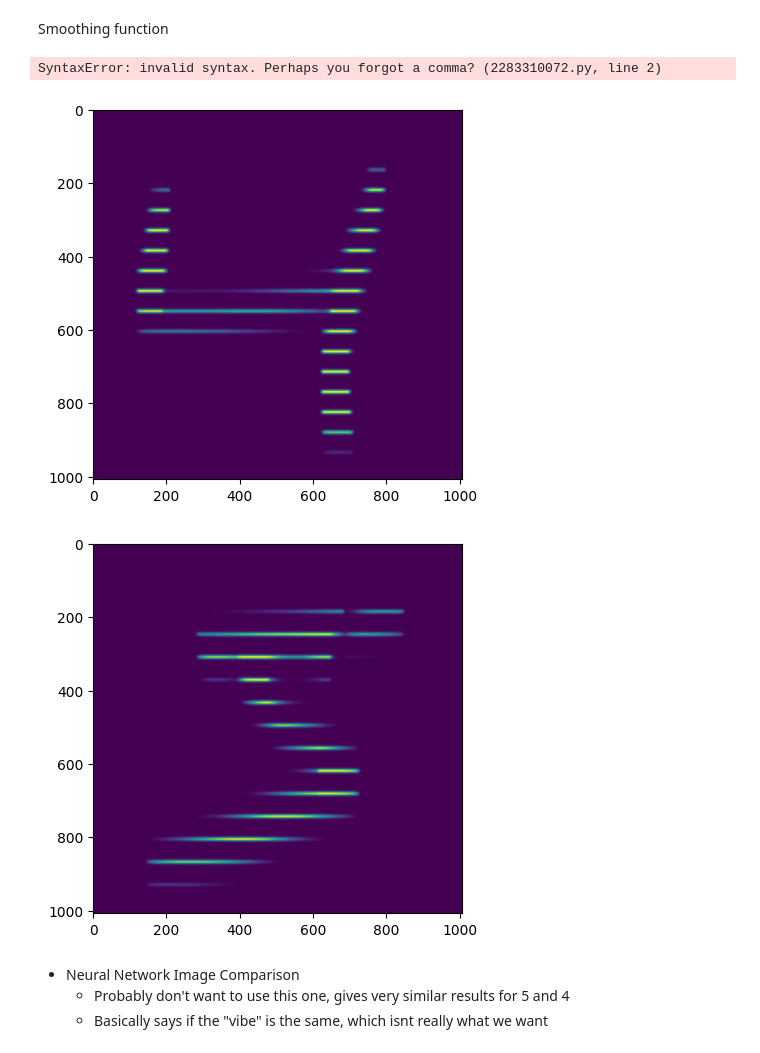
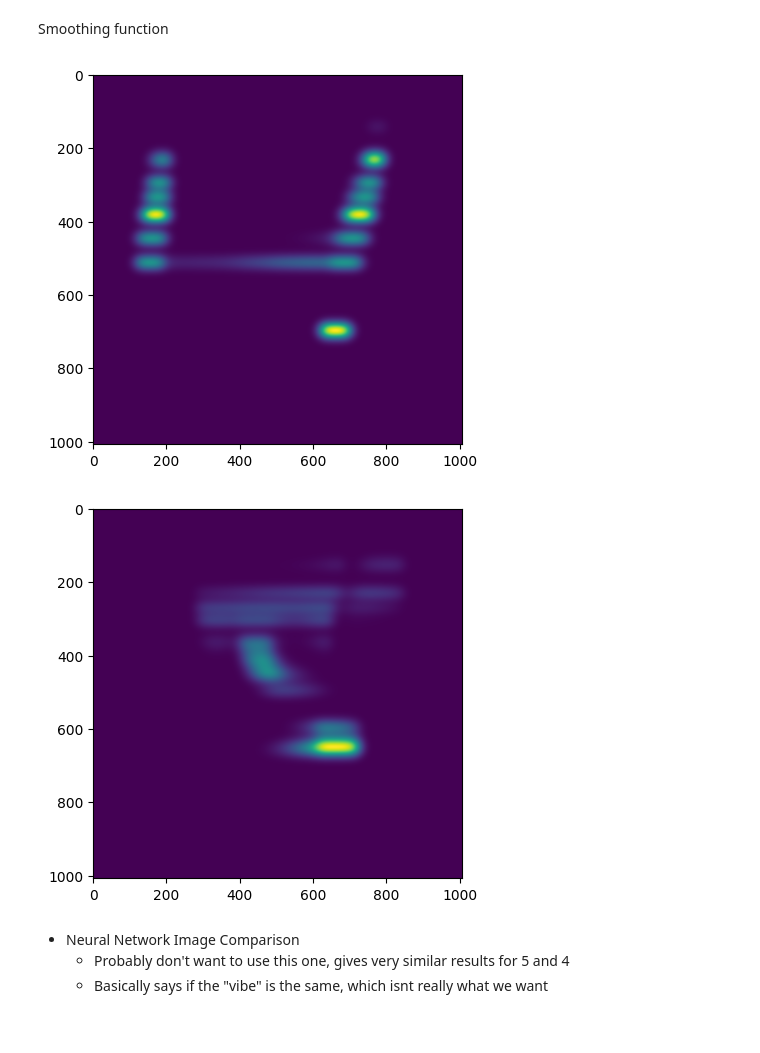
Before and after one commit to takakhoo/UNet-MNIST-to-Spectrogram, a Jupyter notebook: 1.ipynb, the cells around one changed output. Saved outputs shown, nothing was run; the diff lists cells and outputs as text; code cells hidden in the pictures.

```diff
--- a/1.ipynb
+++ b/1.ipynb
@@ -247,35 +247,32 @@ plt.show()
 Smoothing function
 # %%
 def smooth(image, sigma):
-    image = gaussian_filter(image, sigma=sig1024x1024 resolution
-                    *Could go shorter, but it would make the comparison training part more difficult to train
-ma)
+
+    image = gaussian_filter(image, sigma = sigma)
     return image
-# %% [output]
-SyntaxError: invalid syntax. Perhaps you forgot a comma? (2283310072.py, line 2)
 # %%
-smooth_ = 3
+smooth_ = 15
 
 #for 4
 smoothed = smooth(secondgaussian1, smooth_)
 #Normalize
 smoothed = (smoothed  - smoothed.min()) / (smoothed.max() - smoothed.min()) * 255
 plt.imshow(smoothed)
 plt.show()
 im = Image.fromarray(smoothed).convert('RGB')
 im.save("thenumber4-upscaled-blurred-harmonics-smeared-smoothed.png")
 
 #for 5
 smoothed = smooth(secondgaussian2, smooth_)
 #Normalize
 smoothed = (smoothed  - smoothed.min()) / (smoothed.max() - smoothed.min()) * 255
 plt.imshow(smoothed)
 plt.show()
 im = Image.fromarray(smoothed).convert('RGB')
 im.save("thenumber5-upscaled-blurred-harmonics-smeared-smoothed.png")
 # %% [output]
-[figure, old version]
+[figure, new version]
-[figure, old version]
+[figure, new version]
 # %% [markdown]
 * Neural Network Image Comparison
     - Probably don't want to use this one, gives very similar results for 5 and 4
```
Also changed, not shown: parts of 7 cells of this notebook, 6 other files.
